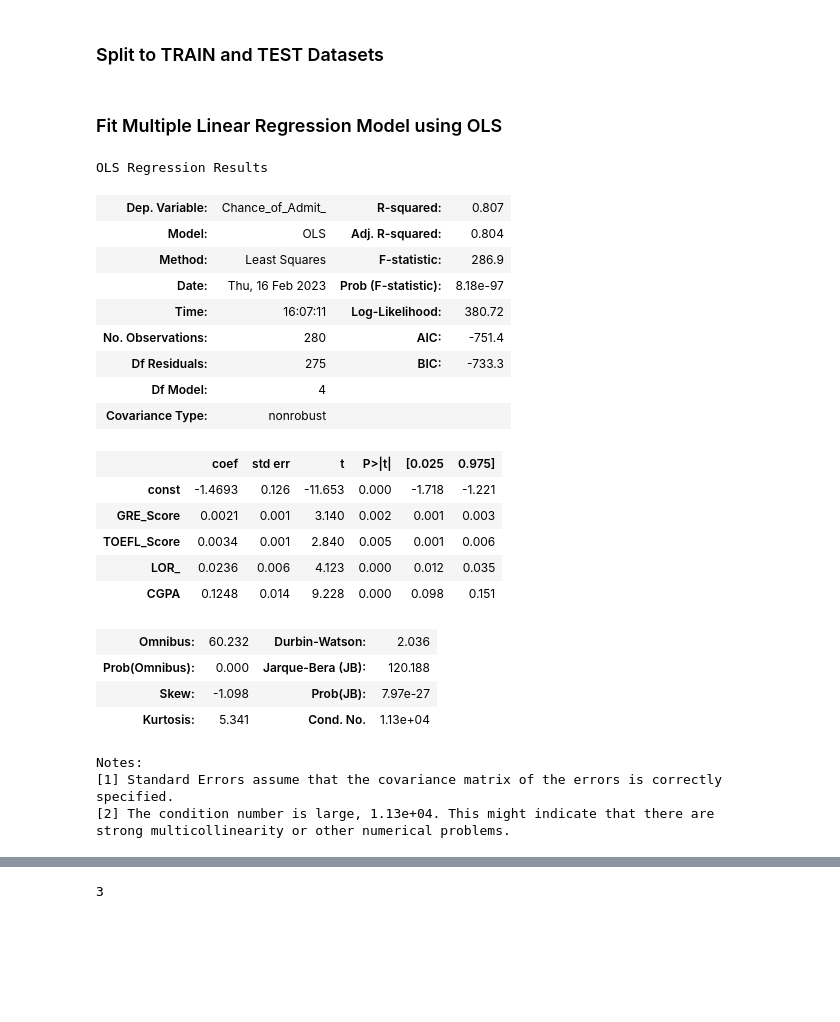
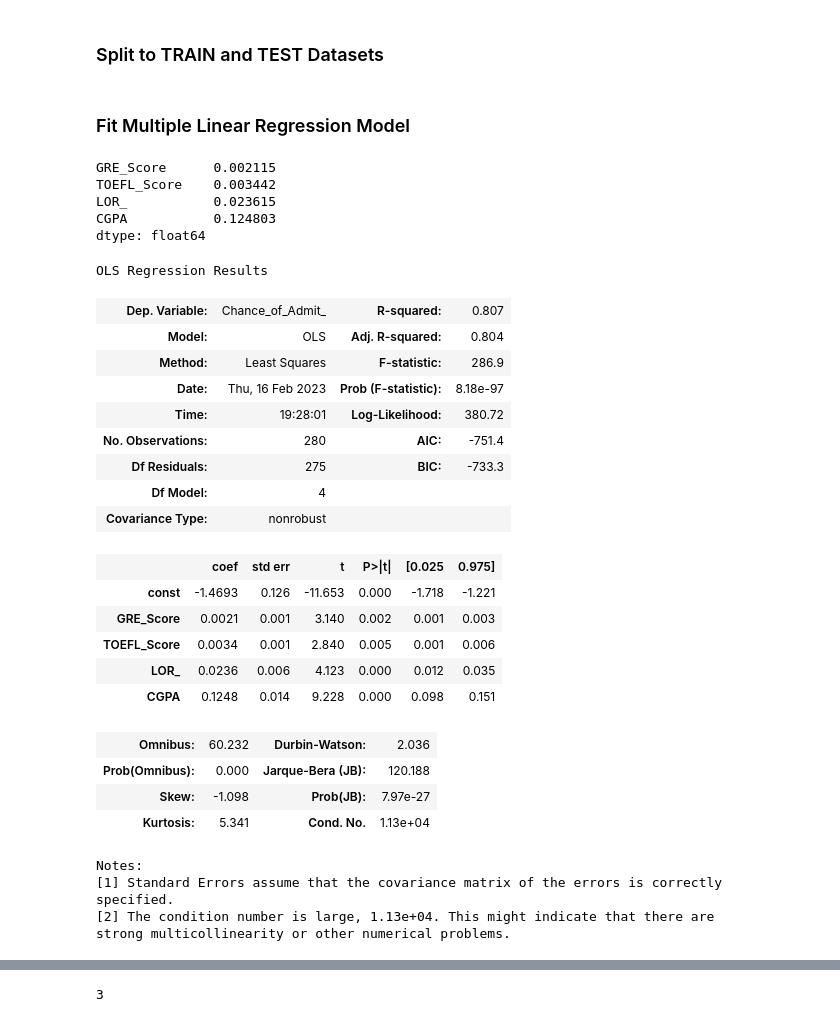
Before and after one commit to LCM-org/group6_advPython, a Jupyter notebook: multiple lr - admissions 20230215.ipynb, the cells around one changed output, grey strips where cells are left out. Drawn from its saved outputs; the diff is of its cells as text; code cells hidden in the pictures; blank space fills up the shorter version.

```diff
--- a/multiple lr - admissions 20230215.ipynb
+++ b/multiple lr - admissions 20230215.ipynb
@@ -257,28 +266,3 @@ plt.show()
 ![separator1](https://i.imgur.com/ZUWYTii.png)
 
 # Data Modelling
-# %%
-# Final Model: GRE Score, TOEFL Score, LOR, CGPA
-y_var = 'Chance_of_Admit_'
-x_vars = [
-'GRE_Score',
-'TOEFL_Score',
-# 'LN_GRE',
-# 'LN_TOEFL',
-# 'University_Rating',
-# 'SOP',
-'LOR_',
-'CGPA'
-# ,'Research'
-]
-
-# Get the values of y (dependent variable)
-y_values = model_data[y_var]
-
-# Get the values of x (independent variables)
-x_values = model_data[x_vars]
-
-# Add constant to independent/predictor variables
-x_values = sm.add_constant(x_values)
-
-x_values
@@ -299,3 +289,7 @@ x_values
+# %%
+# Final Model
+y_var = 'Chance_of_Admit_'
+x_vars = ['GRE_Score','TOEFL_Score','LOR_','CGPA']
 # %%
 # Get the values of y (dependent variable)
 y_values = model_data[y_var]
@@ -354,29 +348,33 @@ x_values
 # %%
 # Split the data into training (70%) and testing (30%) datasets
 x_train, x_test, y_train, y_test = train_test_split(x_values,y_values,test_size=0.3,random_state=1234)
-# %% [markdown]
-### Fit Multiple Linear Regression Model using OLS
-<!-- Ordinary Least Squares regression (OLS) is a common technique for estimating coefficients of linear regression equations which describe the relationship between one or more independent quantitative variables and a dependent variable (simple or multiple linear regression) -->
+# %% [markdown]
+### Fit Multiple Linear Regression Model
 # %%
-
 model = sm.OLS(y_train, x_train).fit()
 
 # Predict the values of y in both the training and testing datasets
 y_pred_train = model.predict(x_train)
 y_pred_test = model.predict(x_test)
 
-# Get the value of m (slope of regression line) in y = mx + b
-m_value = model.params.loc[x_vars]
+# Get the values of variable coefficient
+var_coeff = model.params.loc[x_vars]
+print(var_coeff)
 
-MODEL_SUMMARY = model.summary()
-MODEL_SUMMARY
+model_summary = model.summary()
+model_summary
 # %% [output]
-OLS Regression Results
+GRE_Score      0.002115
+TOEFL_Score    0.003442
+LOR_           0.023615
+CGPA           0.124803
+dtype: float64
+OLS Regression Results
 | Dep. Variable: | Chance_of_Admit_ | R-squared: | 0.807 |
 | Model: | OLS | Adj. R-squared: | 0.804 |
 | Method: | Least Squares | F-statistic: | 286.9 |
 | Date: | Thu, 16 Feb 2023 | Prob (F-statistic): | 8.18e-97 |
-| Time: | 16:07:11 | Log-Likelihood: | 380.72 |
+| Time: | 19:28:01 | Log-Likelihood: | 380.72 |
 | No. Observations: | 280 | AIC: | -751.4 |
 | Df Residuals: | 275 | BIC: | -733.3 |
 | Df Model: | 4 |  |  |
@@ -391,10 +389,10 @@ OLS Regression Results
 | Prob(Omnibus): | 0.000 | Jarque-Bera (JB): | 120.188 |
 | Skew: | -1.098 | Prob(JB): | 7.97e-27 |
 | Kurtosis: | 5.341 | Cond. No. | 1.13e+04 |
-Notes:
-[1] Standard Errors assume that the covariance matrix of the errors is correctly specified.
-[2] The condition number is large, 1.13e+04. This might indicate that there are
-strong multicollinearity or other numerical problems.
+Notes:
+[1] Standard Errors assume that the covariance matrix of the errors is correctly specified.
+[2] The condition number is large, 1.13e+04. This might indicate that there are
+strong multicollinearity or other numerical problems.
 # %% [markdown]
 ![separator1](https://i.imgur.com/ZUWYTii.png)
 
```
Also changed, not shown: parts of 46 cells of this notebook.
